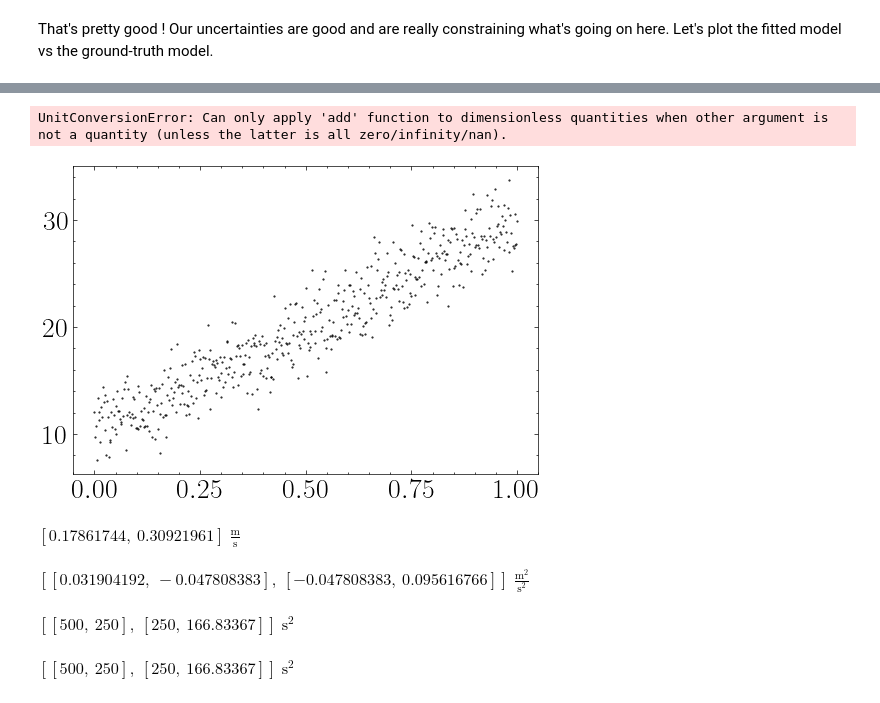
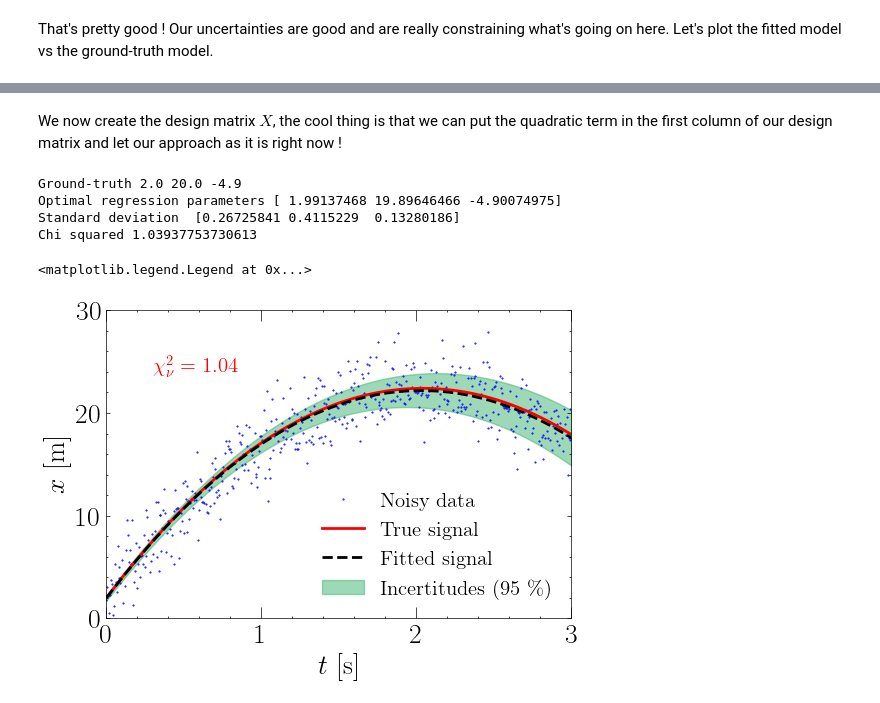
Before and after one commit to EnceladeCandy/phy3040, a Jupyter notebook: experiment_notebooks/frequentist_vs_bayesian_regression.ipynb, the cells around one changed output, grey strips where cells are left out. Saved outputs shown, nothing was run; the diff lists cells and outputs as text; code cells hidden in the pictures.

```diff
--- a/experiment_notebooks/frequentist_vs_bayesian_regression.ipynb
+++ b/experiment_notebooks/frequentist_vs_bayesian_regression.ipynb
@@ -56,11 +83,11 @@ $$
 Let's simulate these measurements below. I'll use astropy.units to show some cool things that we can do to not have problems with units :).
 # %%
 # Defining initial parameters
-x0 = 10 * u.meter
-v0 = 20 * u.meter / u.s
+x0 = 10 # meters
+v0 = 20 # meters/second
 
-print("Initial position: ", x0)
-print("Initial speed: ", v0)
+print("Initial position: ", x0 * u.meter)
+print("Initial speed: ", v0 * u.meter / u.second)
 # %% [output]
 Initial position:  10.0 m
 Initial speed:  20.0 m / s
@@ -161,25 +236,46 @@ That's pretty good ! Our uncertainties are good and are really constraining what
+# %% [markdown]
+We now create the design matrix $X$, the cool thing is that we can put the quadratic term in the first column of our design matrix and let our approach as it is right now !
+# %%
+# Computing optimal regression coefficients
+X = np.column_stack([np.ones_like(t), t, t ** 2])
+A = X.T @ X
+ridge_reg = 0
+inv_mat = np.linalg.inv(A + ridge_reg)
+beta_star = (inv_mat @ X.T @ y)
+
+# Computing covariance
+cov = (sigma) ** 2 * inv_mat
+stds = np.sqrt(np.diag(cov))
+
+beta_gt = np.array([z0, v0, -0.5 * g])
+y_pred = forward_model(t, *beta_star)
+residuals = (y-y_pred) / sigma # normalized residuals
+chi_squared = np.sum(residuals ** 2) / len(y)
+print("Ground-truth", *beta_gt)
+print("Optimal regression parameters", beta_star)
+print("Standard deviation ", stds)
+print("Chi squared", chi_squared)
+# %% [output]
+Ground-truth 2.0 20.0 -4.9
+Optimal regression parameters [ 1.99137468 19.89646466 -4.90074975]
+Standard deviation  [0.26725841 0.4115229  0.13280186]
+Chi squared 1.03937753730613
 # %%
 fig, axs = plt.subplots(1, 1, figsize = (6, 4))
 ax = axs
-ax.plot(t, y, ".", markersize = 1, label = "Noisy data", color = "k")
-ax.plot(t, forward_model(t, *beta_gt), label = "True signal", color = "r")
-ax.plot(t, forward_model(t, *beta_star), label = "Fitted signal", color = "g")
-ax.set(xlabel = r"$t$ [s]", ylabel = r"$x$ [m]")
+ax.plot(t, y, ".", markersize = 1, label = "Noisy data", color = "b")
+ax.plot(t, forward_model(t, *beta_gt), lw = 2, label = "True signal", color = "r")
+ax.plot(t, forward_model(t, *beta_star), lw = 2, ls = "--", label = "Fitted signal", color = "k")
+
+k = 1
+model_params_min = beta_star - k * stds
+model_params_max = beta_star + k * stds
+y_min = forward_model(t, *model_params_min)
+y_max = forward_model(t, *model_params_max)
+ax.fill_between(t, y_min, y_max, color = "mediumseagreen", alpha = 0.5, label = "Incertitudes (95 \%)")
+ax.set(xlabel = r"$t$ [s]", ylabel = r"$x$ [m]", xlim = [0, 3], ylim = [0, 30])
+ax.annotate(r"$\chi^{2}_{\nu} = %.2f$"%chi_squared, color = 'r', xy = (0.1, 0.8), xycoords = "axes fraction")
 plt.legend()
 # %% [output]
-UnitConversionError: Can only apply 'add' function to dimensionless quantities when other argument is not a quantity (unless the latter is all zero/infinity/nan).
+<matplotlib.legend.Legend at 0x...>
-[figure, old version]
+[figure, new version]
-# %%
-np.sqrt(np.diag(cov))
-# %% [output]
-$[0.17861744,~0.30921961] \; \mathrm{\frac{m}{s}}$
-# %%
-cov
-# %% [output]
-$[[0.031904192,~-0.047808383],~
- [-0.047808383,~0.095616766]] \; \mathrm{\frac{m^{2}}{s^{2}}}$
-# %%
-A
-# %% [output]
-$[[500,~250],~
- [250,~166.83367]] \; \mathrm{s^{2}}$
@@ -188,5 +281,0 @@ sigam
-# %%
-A
-# %% [output]
-$[[500,~250],~
- [250,~166.83367]] \; \mathrm{s^{2}}$
```
Also changed, not shown: parts of 14 cells of this notebook, 2 other files.
